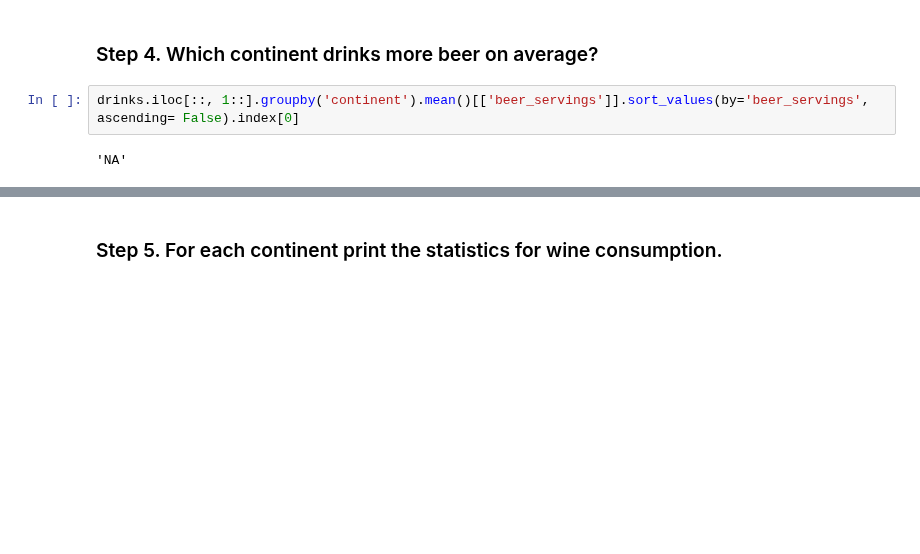
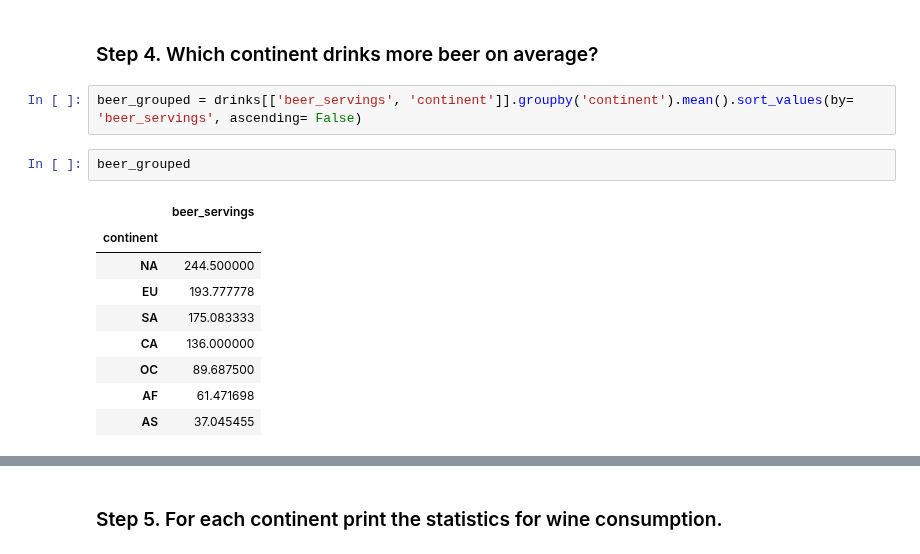
Before and after one commit to Mlcruz9/DS_TheBridgeBBK_SBIL2023, a Jupyter notebook: 2-Data_Analysis/2-Pandas/Práctica/6-Alcohol_Consumption/Alcohol_Consumption.ipynb, the cells around one changed output, grey strips where cells are left out. Saved outputs shown, nothing was run; the diff lists cells and outputs as text; blank space fills up the shorter version.

```diff
--- a/2-Data_Analysis/2-Pandas/Práctica/6-Alcohol_Consumption/Alcohol_Consumption.ipynb
+++ b/2-Data_Analysis/2-Pandas/Práctica/6-Alcohol_Consumption/Alcohol_Consumption.ipynb
@@ -118,6 +118,16 @@ memory usage: 9.2+ KB
 # %% [markdown]
 ### Step 4. Which continent drinks more beer on average?
 # %%
-drinks.iloc[::, 1::].groupby('continent').mean()[['beer_servings']].sort_values(by='beer_servings', ascending= False).index[0]
+beer_grouped = drinks[['beer_servings', 'continent']].groupby('continent').mean().sort_values(by= 'beer_servings', ascending= False)
-# %% [output]
-'NA'
+# %%
+beer_grouped
+# %% [output]
+|  | beer_servings |
+| continent |  |
+| NA | 244.500000 |
+| EU | 193.777778 |
+| SA | 175.083333 |
+| CA | 136.000000 |
+| OC | 89.687500 |
+| AF | 61.471698 |
+| AS | 37.045455 |
```
Also changed, not shown: parts of 5 cells of this notebook, 2 other files.
